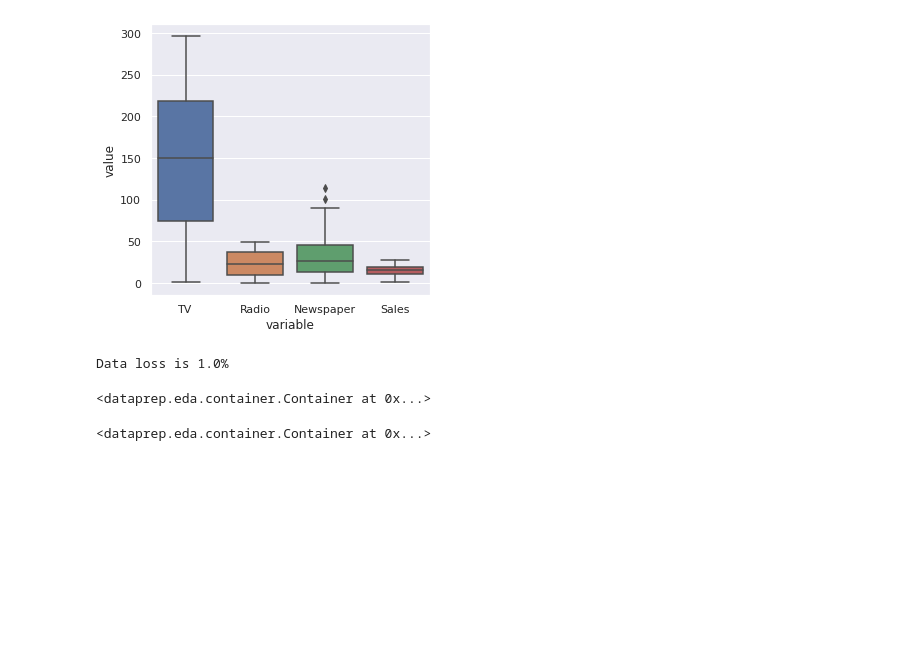
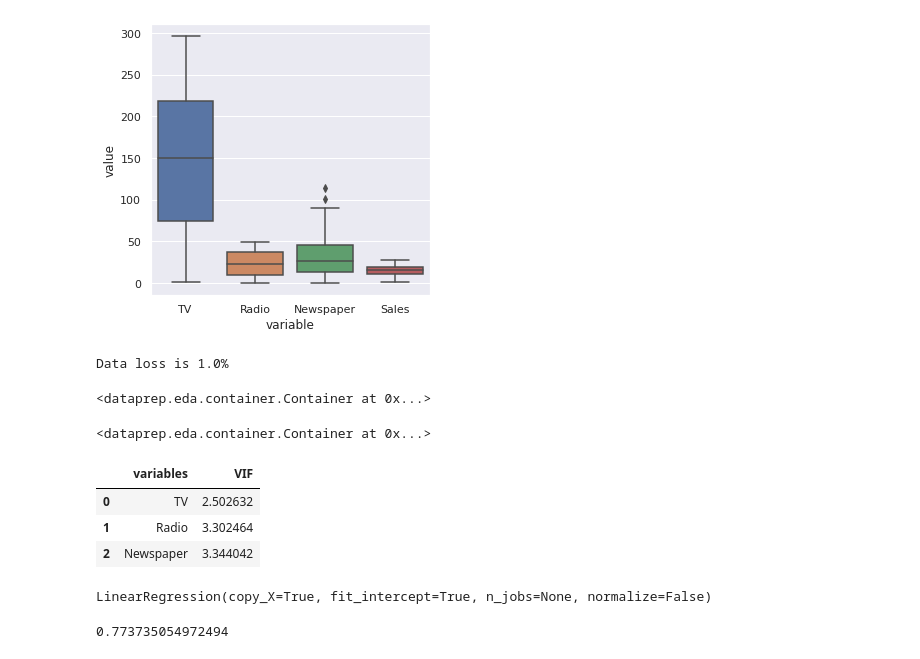
Before and after one commit to guptaShourya/SalesPrediction, a Jupyter notebook: SalesPrediciton.ipynb, the cells around one changed output. Saved outputs shown, nothing was run; the diff lists cells and outputs as text; code cells hidden in the pictures; blank space fills up the shorter version.

```diff
--- a/SalesPrediciton.ipynb
+++ b/SalesPrediciton.ipynb
@@ -94,7 +94,7 @@ Data loss is 1.0%
 from sklearn import model_selection #train, test split
 
 y = data['Sales'] #target variable
-X = data.drop('Sales', axis = 1) #predictors
+X = data.drop(['Sales'], axis = 1) #predictors
 
 # split data into train (90%) and test(10%) set
 Xtrain, Xtest, Ytrain, Ytest = model_selection.train_test_split(X, y, test_size = 0.1, random_state = 1)
@@ -111,3 +111,33 @@ plot(train) #data distribution
 plot_correlation(train) #display correlation of predictors with target
 # %% [output]
 <dataprep.eda.container.Container at 0x...>
+# %%
+from statsmodels.stats.outliers_influence import variance_inflation_factor # to calculate VIF
+
+def calc_vif(X): #to handle multicollinearity in dataset
+
+    # Calculating VIF
+    vif = pd.DataFrame()
+    vif["variables"] = X.columns
+    vif["VIF"] = [variance_inflation_factor(X.values, i) for i in range(X.shape[1])]
+
+    return(vif)
+# %%
+calc_vif(Xtrain) #display Multicolinearity in data
+# %% [output]
+|  | variables | VIF |
+| 0 | TV | 2.502632 |
+| 1 | Radio | 3.302464 |
+| 2 | Newspaper | 3.344042 |
+# %%
+from sklearn.linear_model import LinearRegression #import Linear Regression
+
+reg = LinearRegression() #set up
+
+reg.fit(np.array(Xtrain['TV']).reshape(-1, 1), Ytrain) # fit training data
+# %% [output]
+LinearRegression(copy_X=True, fit_intercept=True, n_jobs=None, normalize=False)
+# %%
+reg.score(np.array(Xtest['TV']).reshape(-1, 1), Ytest) #display COD value
+# %% [output]
+0.773735054972494
```
Also changed, not shown: parts of 1 cell of this notebook.
